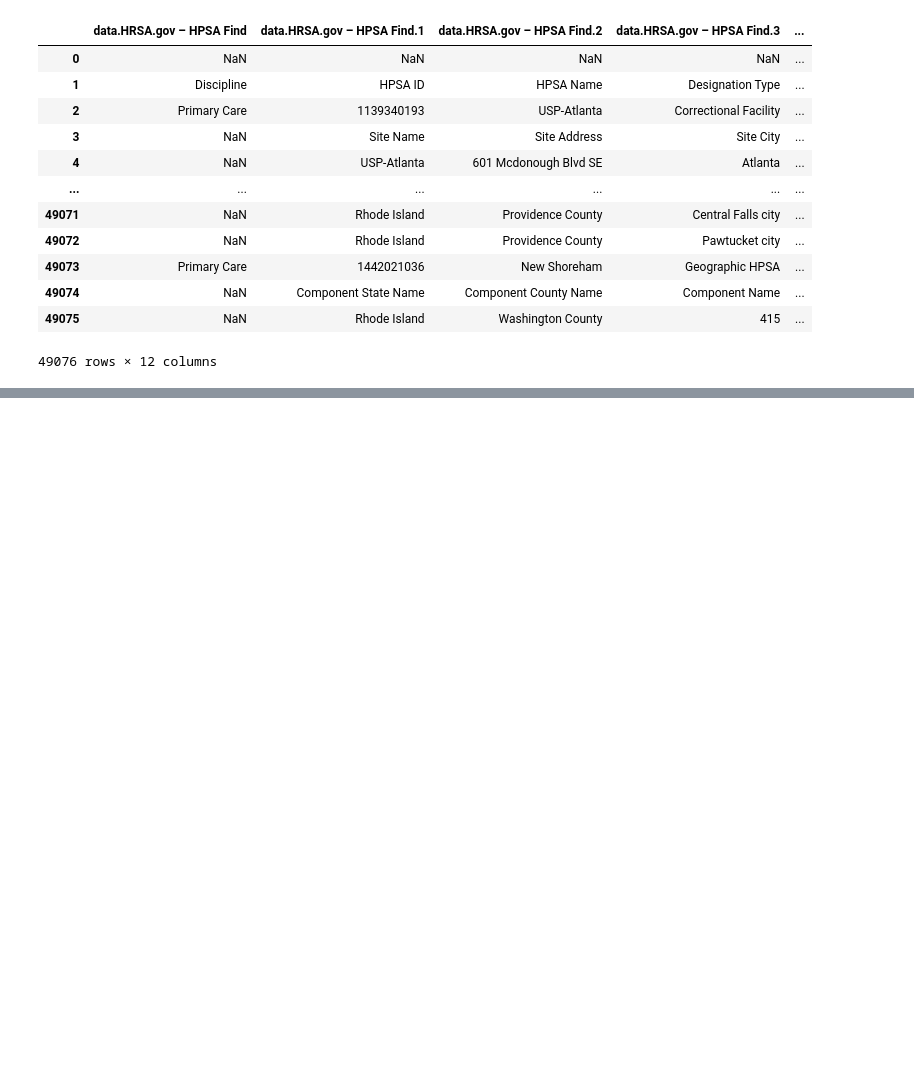
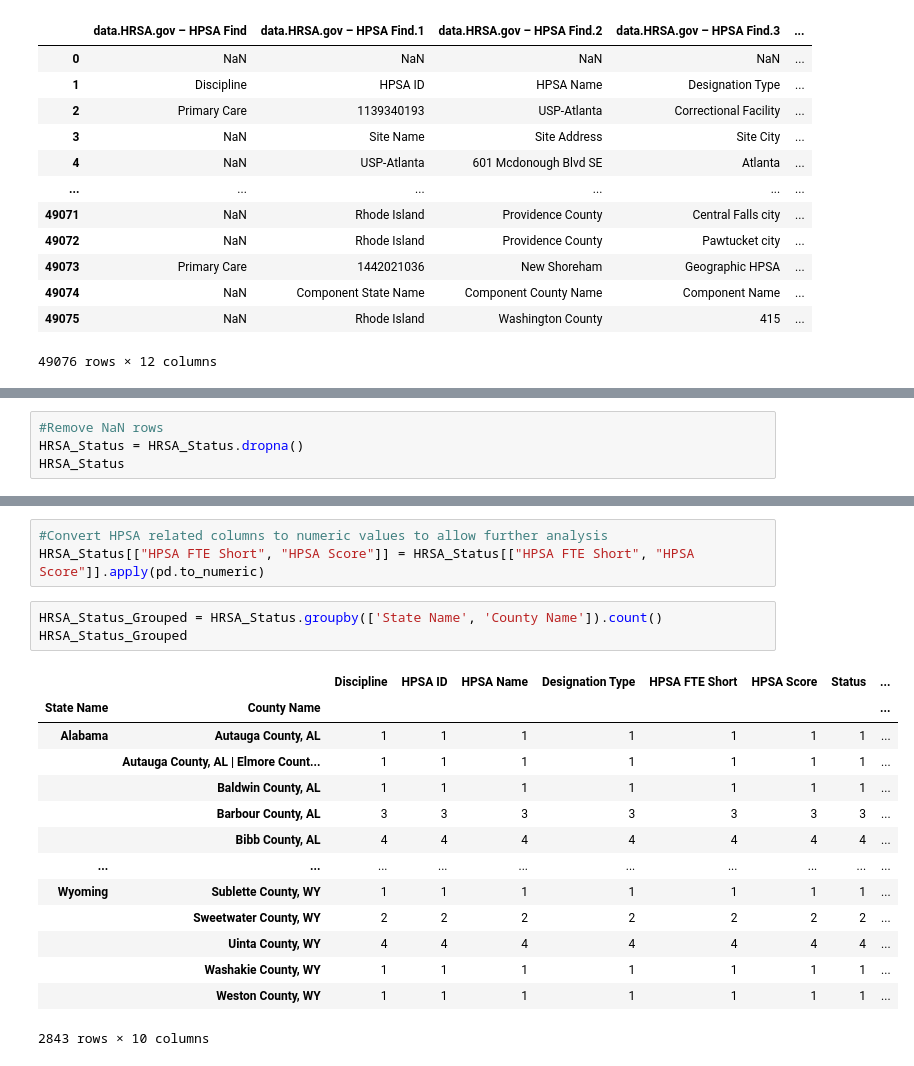
Before and after one commit to lewisaaronpaul/Project01_COVID-19_Analysis_TeamCool, a Jupyter notebook: source_data/HRSA Data/HRSA_Notebook_17Jun.ipynb, the cells around one changed output, grey strips where cells are left out. Saved outputs shown, nothing was run; the diff lists cells and outputs as text; blank space fills up the shorter version.

Commit message:
In the process of grouping the data by state and county. will resume at a later time.

```diff
--- a/source_data/HRSA Data/HRSA_Notebook_17Jun.ipynb
+++ b/source_data/HRSA Data/HRSA_Notebook_17Jun.ipynb
@@ -54,3 +56,7 @@ HRSA_Status
 | 49069 | Primary Care | 1446939783 | Low Income - Pawtucket/Central Falls | Low Income Population HPSA | Rhode Island | Providence County, RI | 2.93 | 7 | ... |
 | 49073 | Primary Care | 1442021036 | New Shoreham | Geographic HPSA | Rhode Island | Washington County, RI | 1.62 | 15 | ... |
 6945 rows × 12 columns
+# %%
+#Remove NaN rows
+HRSA_Status = HRSA_Status.dropna()
+HRSA_Status
@@ -56,0 +77,21 @@ HRSA_Status
+# %%
+#Convert HPSA related columns to numeric values to allow further analysis
+HRSA_Status[["HPSA FTE Short", "HPSA Score"]] = HRSA_Status[["HPSA FTE Short", "HPSA Score"]].apply(pd.to_numeric)
+# %%
+HRSA_Status_Grouped = HRSA_Status.groupby(['State Name', 'County Name']).count()
+HRSA_Status_Grouped
+# %% [output]
+|  |  | Discipline | HPSA ID | HPSA Name | Designation Type | HPSA FTE Short | HPSA Score | Status | ... |
+| State Name | County Name |  |  |  |  |  |  |  | ... |
+| Alabama | Autauga County, AL | 1 | 1 | 1 | 1 | 1 | 1 | 1 | ... |
+|  | Autauga County, AL | Elmore Count... | 1 | 1 | 1 | 1 | 1 | 1 | 1 | ... |
+|  | Baldwin County, AL | 1 | 1 | 1 | 1 | 1 | 1 | 1 | ... |
+|  | Barbour County, AL | 3 | 3 | 3 | 3 | 3 | 3 | 3 | ... |
+|  | Bibb County, AL | 4 | 4 | 4 | 4 | 4 | 4 | 4 | ... |
+| ... | ... | ... | ... | ... | ... | ... | ... | ... | ... |
+| Wyoming | Sublette County, WY | 1 | 1 | 1 | 1 | 1 | 1 | 1 | ... |
+|  | Sweetwater County, WY | 2 | 2 | 2 | 2 | 2 | 2 | 2 | ... |
+|  | Uinta County, WY | 4 | 4 | 4 | 4 | 4 | 4 | 4 | ... |
+|  | Washakie County, WY | 1 | 1 | 1 | 1 | 1 | 1 | 1 | ... |
+|  | Weston County, WY | 1 | 1 | 1 | 1 | 1 | 1 | 1 | ... |
+2843 rows × 10 columns
```
Also changed, not shown: parts of 3 cells of this notebook, 34 other files.
